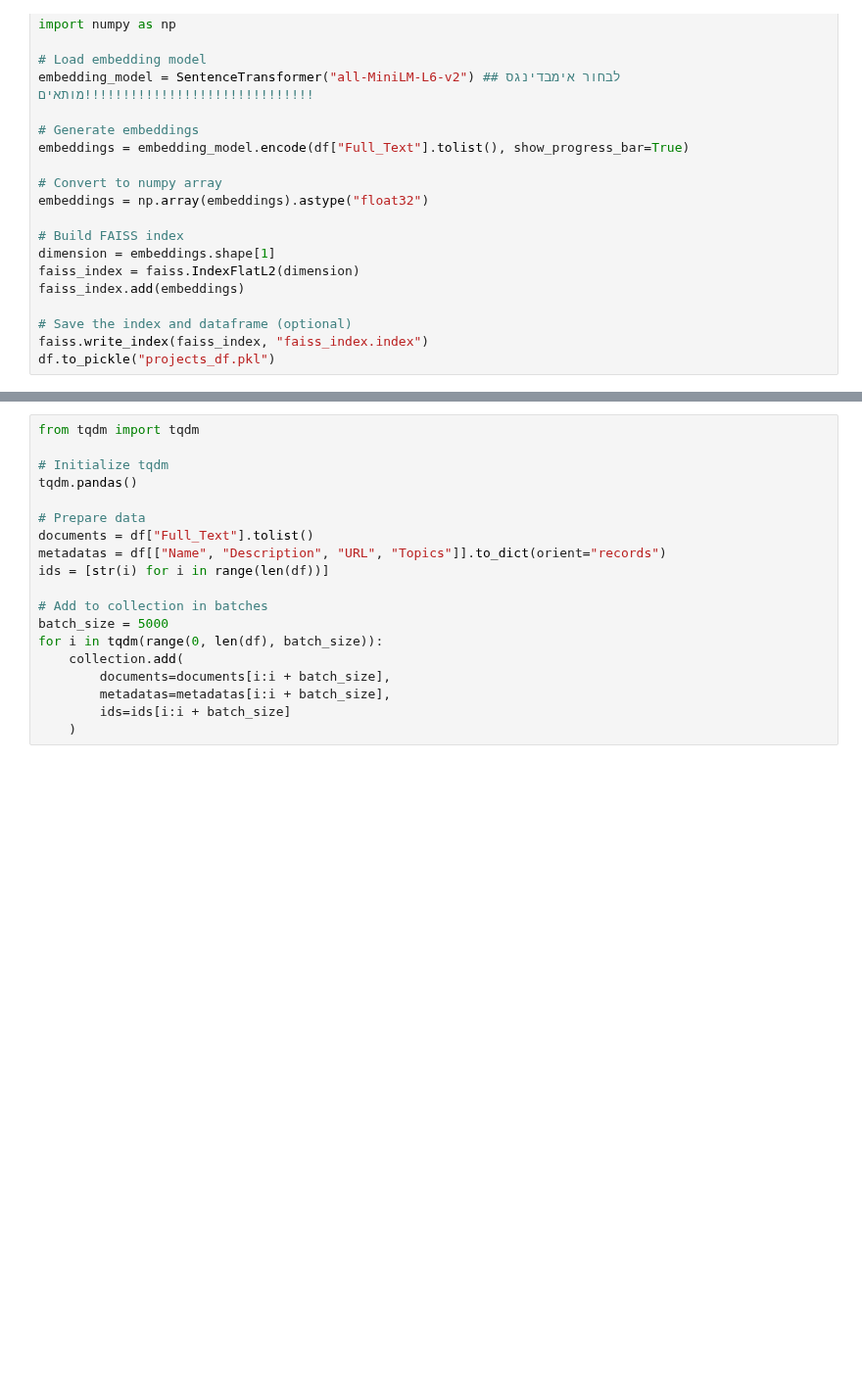
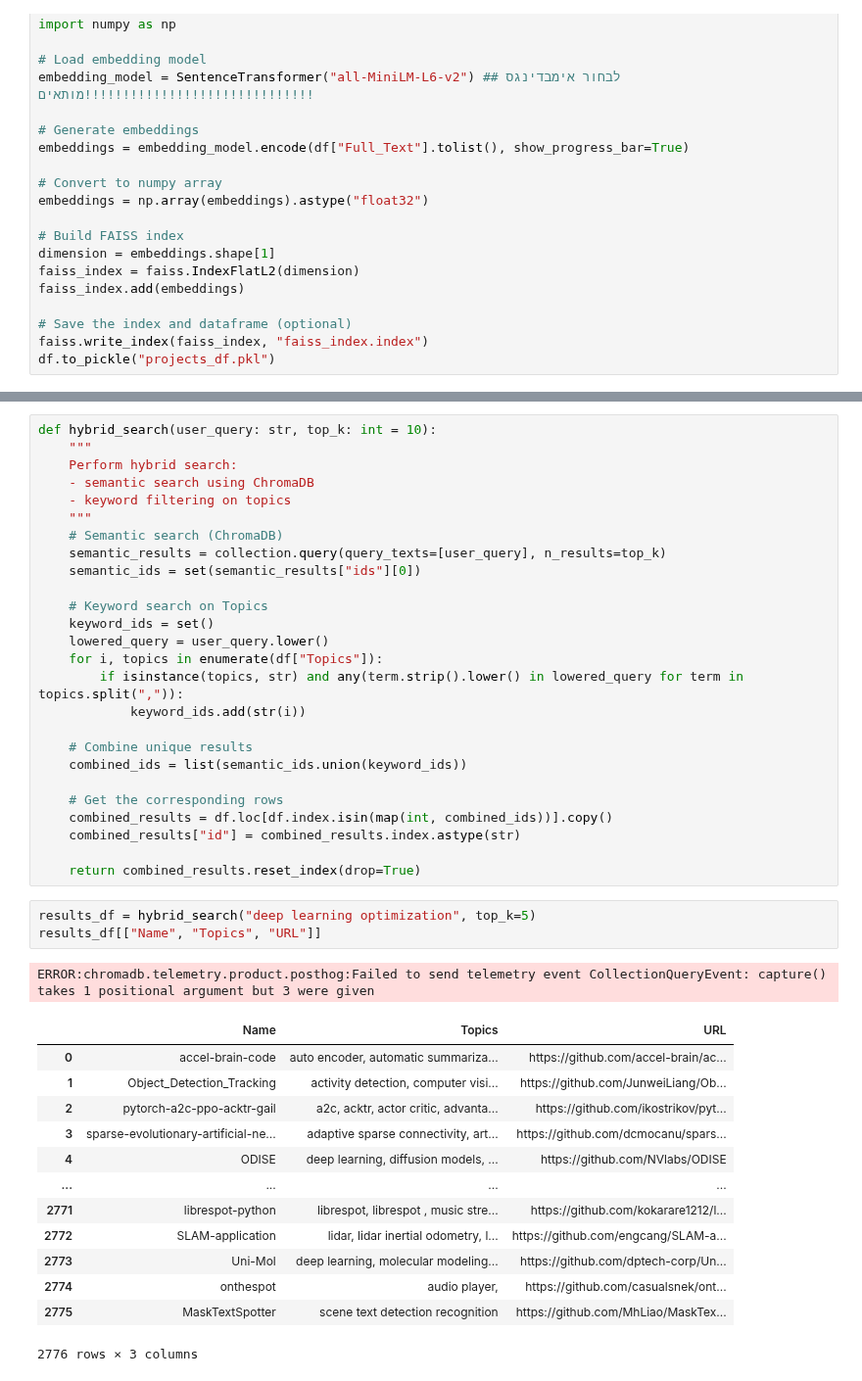
Before and after one commit to noambassat/RAG_Agent_GITHUB_Rep.project, a Jupyter notebook: ChromaDB_RAG_Notebook.ipynb, the cells around one changed output, grey strips where cells are left out. Shown at 98% size. Drawn from its saved outputs; the diff is of its cells as text; blank space fills up the shorter version.

```diff
--- a/ChromaDB_RAG_Notebook.ipynb
+++ b/ChromaDB_RAG_Notebook.ipynb
@@ -80,19 +92,44 @@ collection = chroma_client.create_collection(
-# %%
-from tqdm import tqdm
-
-# Initialize tqdm
-tqdm.pandas()
-
-# Prepare data
-documents = df["Full_Text"].tolist()
-metadatas = df[["Name", "Description", "URL", "Topics"]].to_dict(orient="records")
-ids = [str(i) for i in range(len(df))]
-
-# Add to collection in batches
-batch_size = 5000
-for i in tqdm(range(0, len(df), batch_size)):
-    collection.add(
-        documents=documents[i:i + batch_size],
-        metadatas=metadatas[i:i + batch_size],
-        ids=ids[i:i + batch_size]
-    )
+# %%
+def hybrid_search(user_query: str, top_k: int = 10):
+    """
+    Perform hybrid search:
+    - semantic search using ChromaDB
+    - keyword filtering on topics
+    """
+    # Semantic search (ChromaDB)
+    semantic_results = collection.query(query_texts=[user_query], n_results=top_k)
+    semantic_ids = set(semantic_results["ids"][0])
+
+    # Keyword search on Topics
+    keyword_ids = set()
+    lowered_query = user_query.lower()
+    for i, topics in enumerate(df["Topics"]):
+        if isinstance(topics, str) and any(term.strip().lower() in lowered_query for term in topics.split(",")):
+            keyword_ids.add(str(i))
+
+    # Combine unique results
+    combined_ids = list(semantic_ids.union(keyword_ids))
+
+    # Get the corresponding rows
+    combined_results = df.loc[df.index.isin(map(int, combined_ids))].copy()
+    combined_results["id"] = combined_results.index.astype(str)
+
+    return combined_results.reset_index(drop=True)
+# %%
+results_df = hybrid_search("deep learning optimization", top_k=5)
+results_df[["Name", "Topics", "URL"]]
+# %% [output]
+ERROR:chromadb.telemetry.product.posthog:Failed to send telemetry event CollectionQueryEvent: capture() takes 1 positional argument but 3 were given
+|  | Name | Topics | URL |
+| 0 | accel-brain-code | auto encoder, automatic summariza... | https://github.com/accel-brain/ac... |
+| 1 | Object_Detection_Tracking | activity detection, computer visi... | https://github.com/JunweiLiang/Ob... |
+| 2 | pytorch-a2c-ppo-acktr-gail | a2c, acktr, actor critic, advanta... | https://github.com/ikostrikov/pyt... |
+| 3 | sparse-evolutionary-artificial-ne... | adaptive sparse connectivity, art... | https://github.com/dcmocanu/spars... |
+| 4 | ODISE | deep learning, diffusion models, ... | https://github.com/NVlabs/ODISE |
+| ... | ... | ... | ... |
+| 2771 | librespot-python | librespot, librespot , music stre... | https://github.com/kokarare1212/l... |
+| 2772 | SLAM-application | lidar, lidar inertial odometry, l... | https://github.com/engcang/SLAM-a... |
+| 2773 | Uni-Mol | deep learning, molecular modeling... | https://github.com/dptech-corp/Un... |
+| 2774 | onthespot | audio player, | https://github.com/casualsnek/ont... |
+| 2775 | MaskTextSpotter | scene text detection recognition | https://github.com/MhLiao/MaskTex... |
+2776 rows × 3 columns
```
Also changed, not shown: parts of 7 cells of this notebook.
